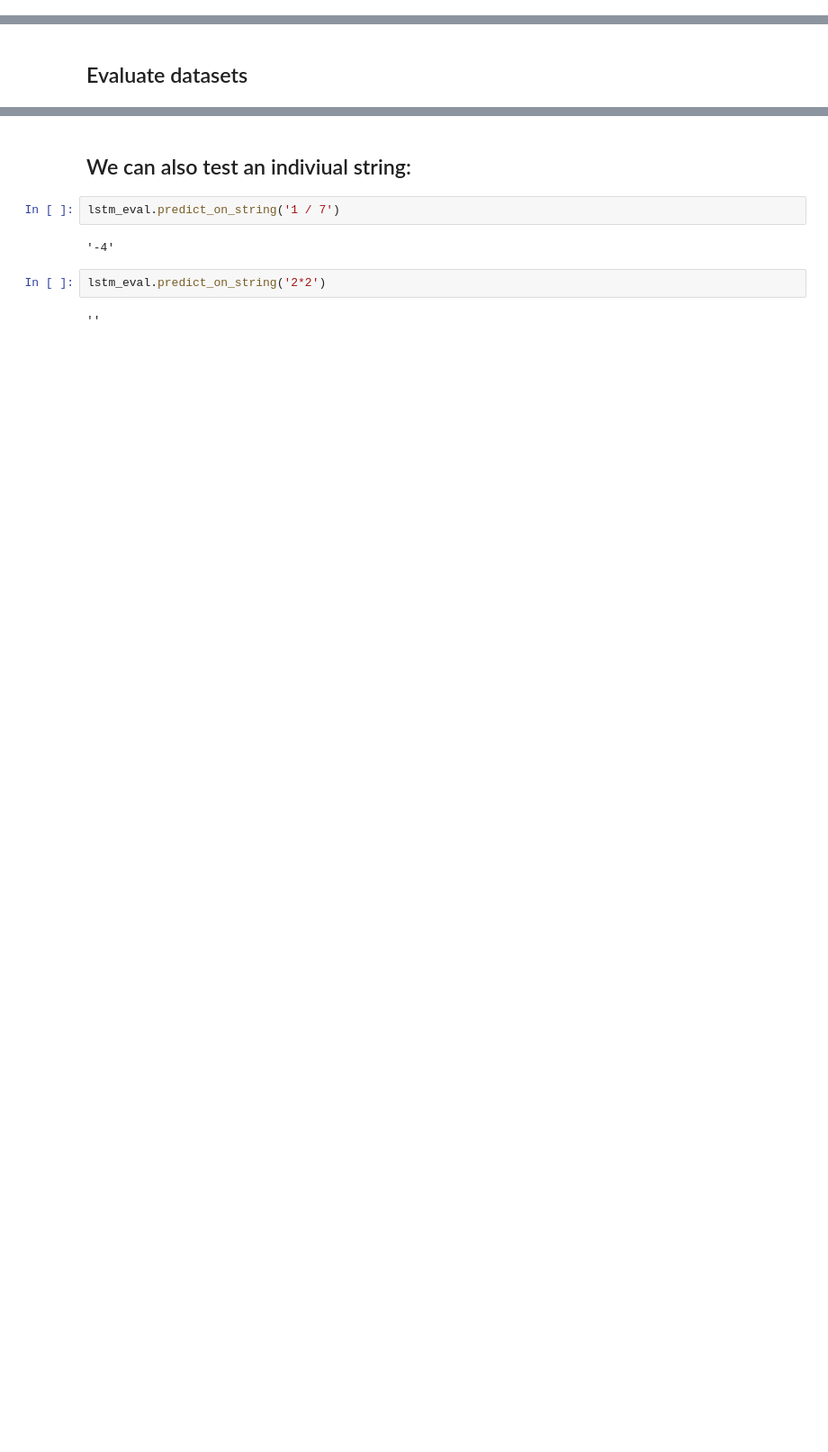
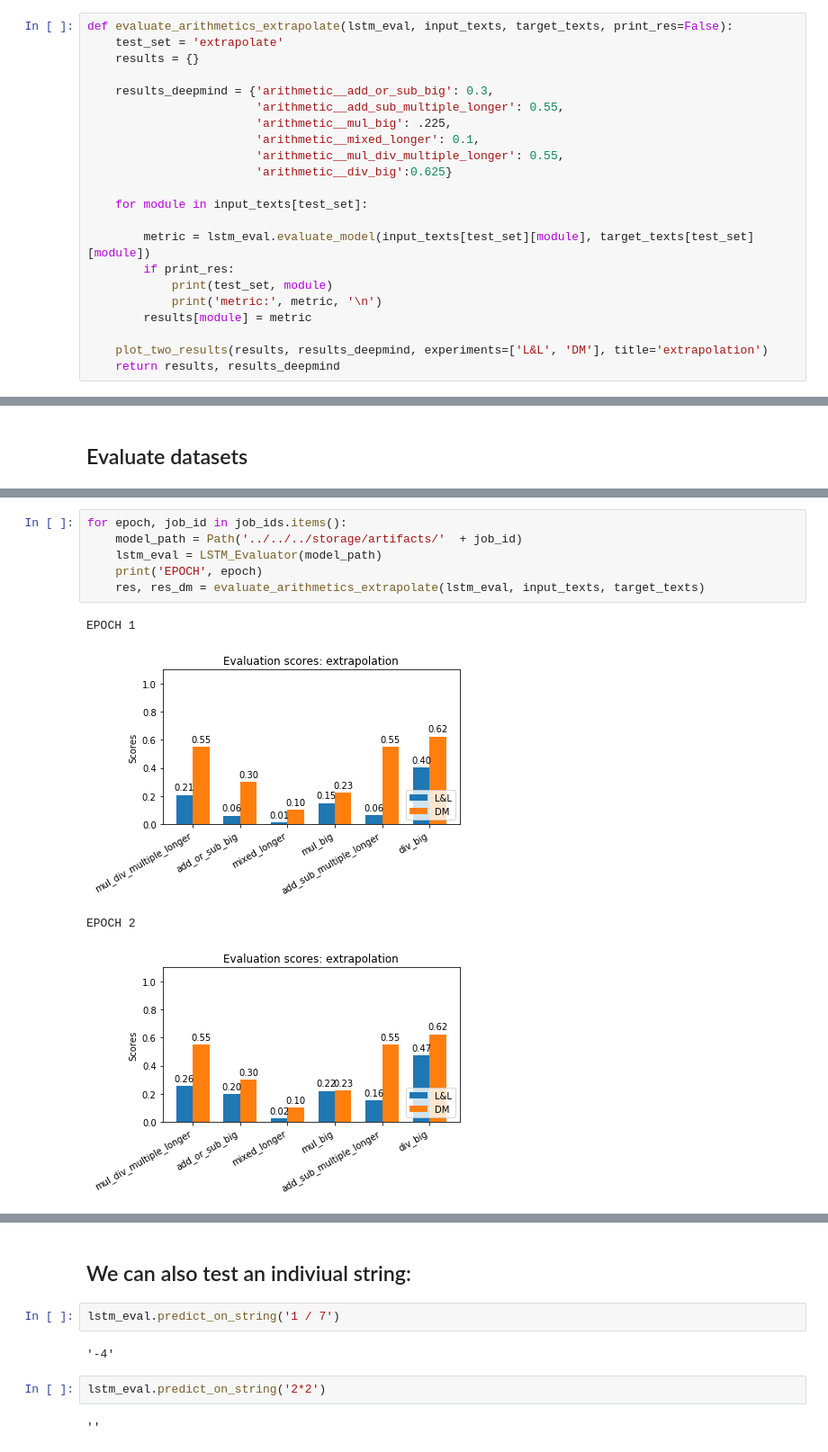
Before and after one commit to lvwerra/deep-math, a Jupyter notebook: notebooks/baselines/vwl-0.4-evalute-arithmetics.ipynb, the cells around one changed output, grey strips where cells are left out. Shown at 90% size. Saved outputs shown, nothing was run; the diff lists cells and outputs as text; blank space fills up the shorter version.

```diff
--- a/notebooks/baselines/vwl-0.4-evalute-arithmetics.ipynb
+++ b/notebooks/baselines/vwl-0.4-evalute-arithmetics.ipynb
@@ -84,2 +160,24 @@ def plot_two_results(result_1, result_2=None, experiments=['L&L']):
+# %%
+def evaluate_arithmetics_extrapolate(lstm_eval, input_texts, target_texts, print_res=False):
+    test_set = 'extrapolate'
+    results = {}
+
+    results_deepmind = {'arithmetic__add_or_sub_big': 0.3,
+                        'arithmetic__add_sub_multiple_longer': 0.55,
+                        'arithmetic__mul_big': .225,
+                        'arithmetic__mixed_longer': 0.1,
+                        'arithmetic__mul_div_multiple_longer': 0.55,
+                        'arithmetic__div_big':0.625}
+
+    for module in input_texts[test_set]:
+
+        metric = lstm_eval.evaluate_model(input_texts[test_set][module], target_texts[test_set][module])
+        if print_res:
+            print(test_set, module)
+            print('metric:', metric, '\n')
+        results[module] = metric
+
+    plot_two_results(results, results_deepmind, experiments=['L&L', 'DM'], title='extrapolation')
+    return results, results_deepmind
 # %% [markdown]
 ## Load datasets
@@ -271,0 +211,11 @@ plot_comparison([results, results_deepmind], ['L&L', 'DM'])
+# %%
+for epoch, job_id in job_ids.items():
+    model_path = Path('../../../storage/artifacts/'  + job_id)
+    lstm_eval = LSTM_Evaluator(model_path)
+    print('EPOCH', epoch)
+    res, res_dm = evaluate_arithmetics_extrapolate(lstm_eval, input_texts, target_texts)
+# %% [output]
+EPOCH 1
+[figure, added]
+EPOCH 2
+[figure, added]
```
Also changed, not shown: parts of 23 cells of this notebook, 1 other file.
